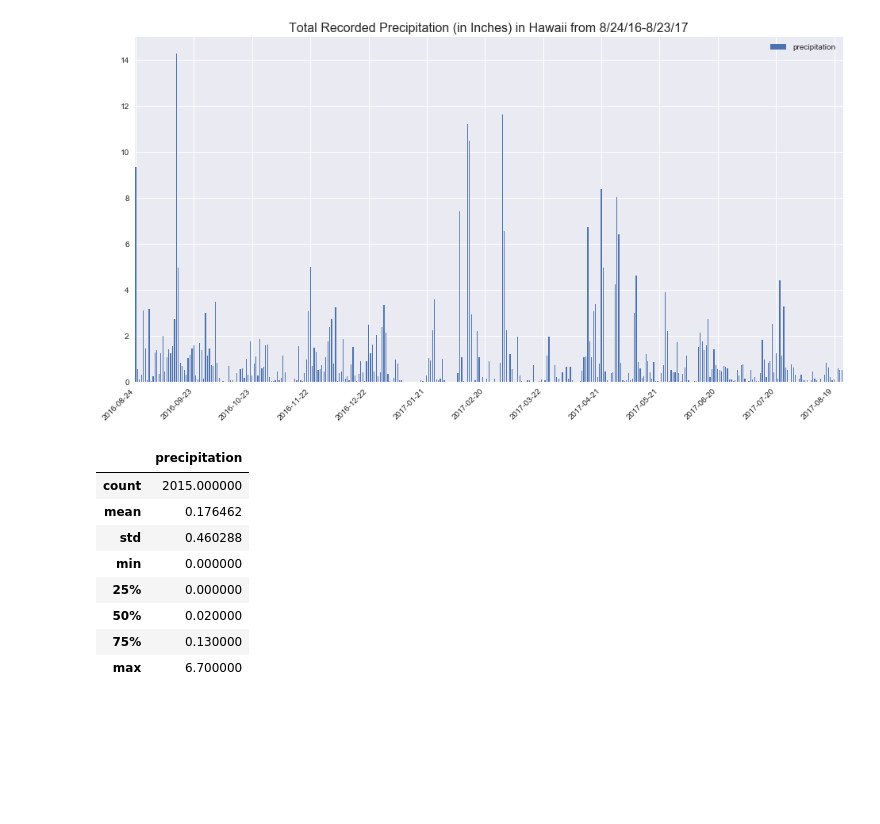
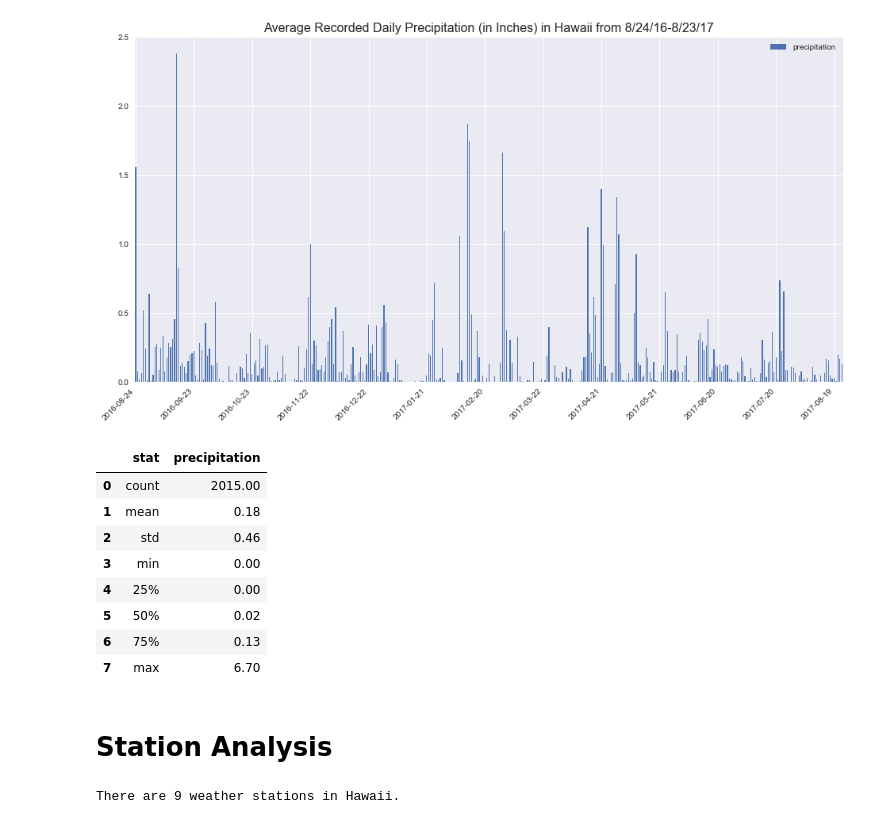
Before and after one commit to hmlanden/SurfyAPY, a Jupyter notebook: climate_analysis.ipynb, the cells around one changed output. Saved outputs shown, nothing was run; the diff lists cells and outputs as text; code cells hidden in the pictures; blank space fills up the shorter version.

Commit message:
finish station analysis

```diff
--- a/climate_analysis.ipynb
+++ b/climate_analysis.ipynb
@@ -70,31 +52,45 @@ last_year_prec_df.head()
 # %%
 # set style
 sns.set()
 plt.rcParams["figure.figsize"] = [16,8]
 
 # plot the dataframe
-last_year_grouped_df = last_year_prec_df.groupby('date').sum().reset_index()
+last_year_grouped_df = last_year_prec_df.groupby('date').mean().reset_index()
 last_year_grouped_df.plot.bar()
-plt.title('Total Recorded Precipitation (in Inches) in Hawaii from 8/24/16-8/23/17',
+plt.title('Average Recorded Daily Precipitation (in Inches) in Hawaii from 8/24/16-8/23/17',
           size=16)
 
 # set proper labels
 plt.xticks([x*30 for x in np.arange(13)],
            [list(last_year_grouped_df['date'])[x*30] for x in np.arange(13)],
            rotation=45, horizontalalignment='right')
 plt.show()
 # %% [output]
-[figure, old version]
+[figure, new version]
 # %%
 # display summary statistics
-last_year_prec_df.describe()
+summary_stats_df = (last_year_prec_df.describe().reset_index().
+                    rename(columns={'index':'stat'}).copy())
+summary_stats_df['precipitation'] = summary_stats_df['precipitation'].round(2)
+summary_stats_df
 # %% [output]
-|  | precipitation |
-| count | 2015.000000 |
-| mean | 0.176462 |
-| std | 0.460288 |
-| min | 0.000000 |
-| 25% | 0.000000 |
-| 50% | 0.020000 |
-| 75% | 0.130000 |
-| max | 6.700000 |
+|  | stat | precipitation |
+| 0 | count | 2015.00 |
+| 1 | mean | 0.18 |
+| 2 | std | 0.46 |
+| 3 | min | 0.00 |
+| 4 | 25% | 0.00 |
+| 5 | 50% | 0.02 |
+| 6 | 75% | 0.13 |
+| 7 | max | 6.70 |
+# %% [markdown]
+# Station Analysis
+# %%
+# ----------------------------------------------------------------------
+# Step 5: Calculate the total number of stations
+# ----------------------------------------------------------------------
+total_stations = pd.read_sql('SELECT COUNT(*) AS "Total Stations" FROM stations',
+                             engine)['Total Stations'][0]
+print(f"There are {total_stations} weather stations in Hawaii.")
+# %% [output]
+There are 9 weather stations in Hawaii.
```
Also changed, not shown: parts of 6 cells of this notebook.
